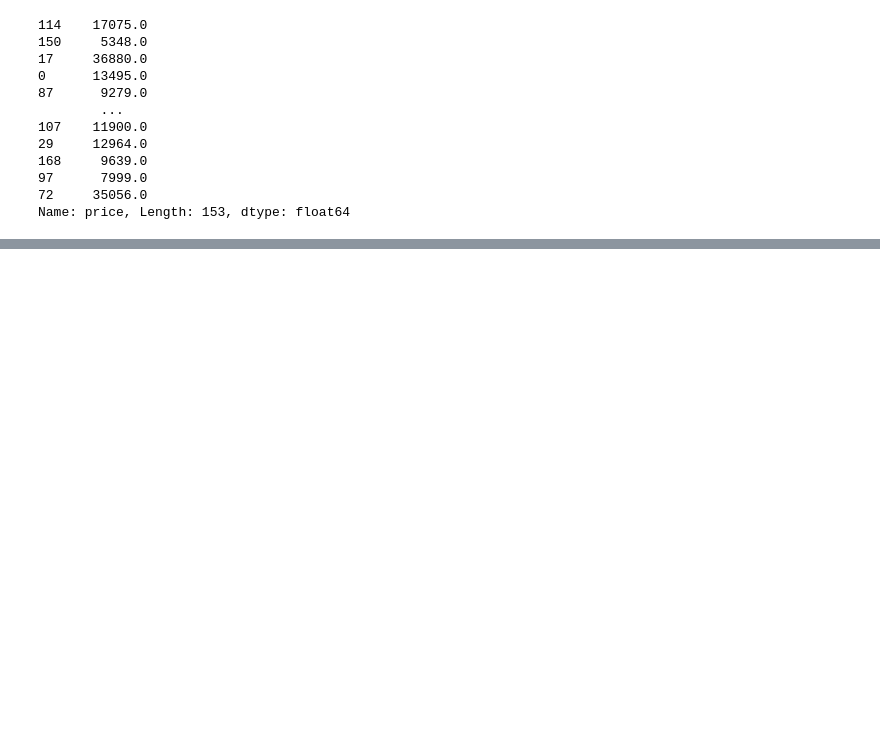
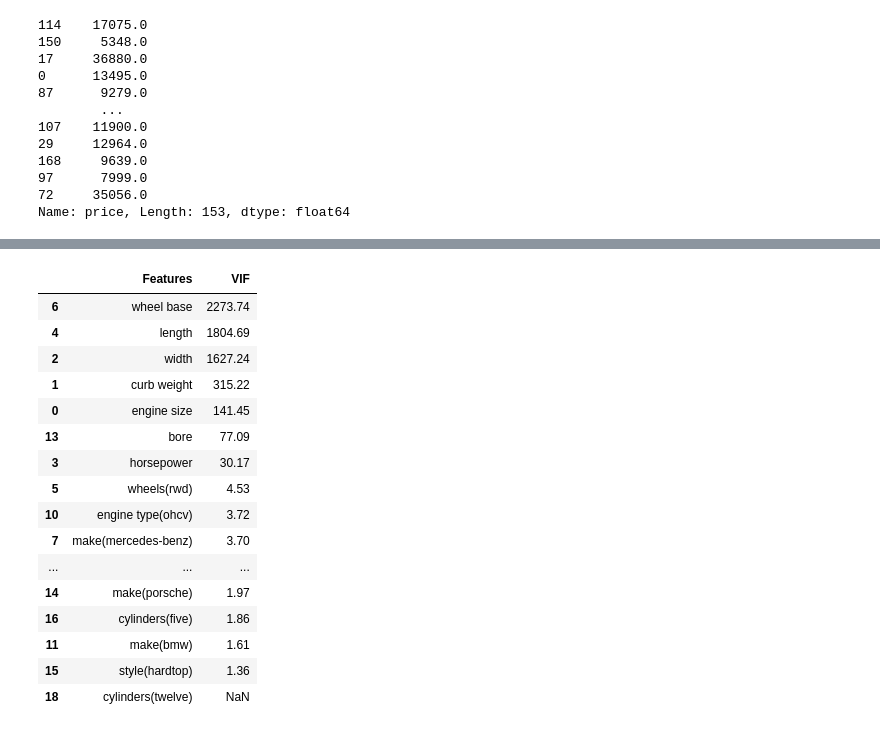
Before and after one commit to arunishere/DSV16Main, a Jupyter notebook: Reg/Regression.ipynb, the cells around one changed output, grey strips where cells are left out. Cells and saved outputs as stored; diff of their text form; code cells hidden in the pictures; blank space fills up the shorter version.

```diff
--- a/Reg/Regression.ipynb
+++ b/Reg/Regression.ipynb
@@ -492,3 +492,35 @@ Notes:
 [1] Standard Errors assume that the covariance matrix of the errors is correctly specified.
 [2] The smallest eigenvalue is      0. This might indicate that there are
 strong multicollinearity problems or that the design matrix is singular.
+# %%
+from statsmodels.stats.outliers_influence import variance_inflation_factor
+
+def getVIF(df):
+
+    vif = pd.DataFrame()
+    vif['Features'] = df.columns
+    vif['VIF'] = [variance_inflation_factor(df.values, i) for i in range(df.shape[1])]
+    vif['VIF'] = round(vif['VIF'], 2)
+    vif = vif.sort_values(by = "VIF", ascending = False)
+
+    return vif
+# %%
+getVIF(x_train)
+# %% [output]
+|  | Features | VIF |
+| 6 | wheel base | 2273.74 |
+| 4 | length | 1804.69 |
+| 2 | width | 1627.24 |
+| 1 | curb weight | 315.22 |
+| 0 | engine size | 141.45 |
+| 13 | bore | 77.09 |
+| 3 | horsepower | 30.17 |
+| 5 | wheels(rwd) | 4.53 |
+| 10 | engine type(ohcv) | 3.72 |
+| 7 | make(mercedes-benz) | 3.70 |
+| ... | ... | ... |
+| 14 | make(porsche) | 1.97 |
+| 16 | cylinders(five) | 1.86 |
+| 11 | make(bmw) | 1.61 |
+| 15 | style(hardtop) | 1.36 |
+| 18 | cylinders(twelve) | NaN |
```
Also changed, not shown: parts of 11 cells of this notebook, 1 other file.
